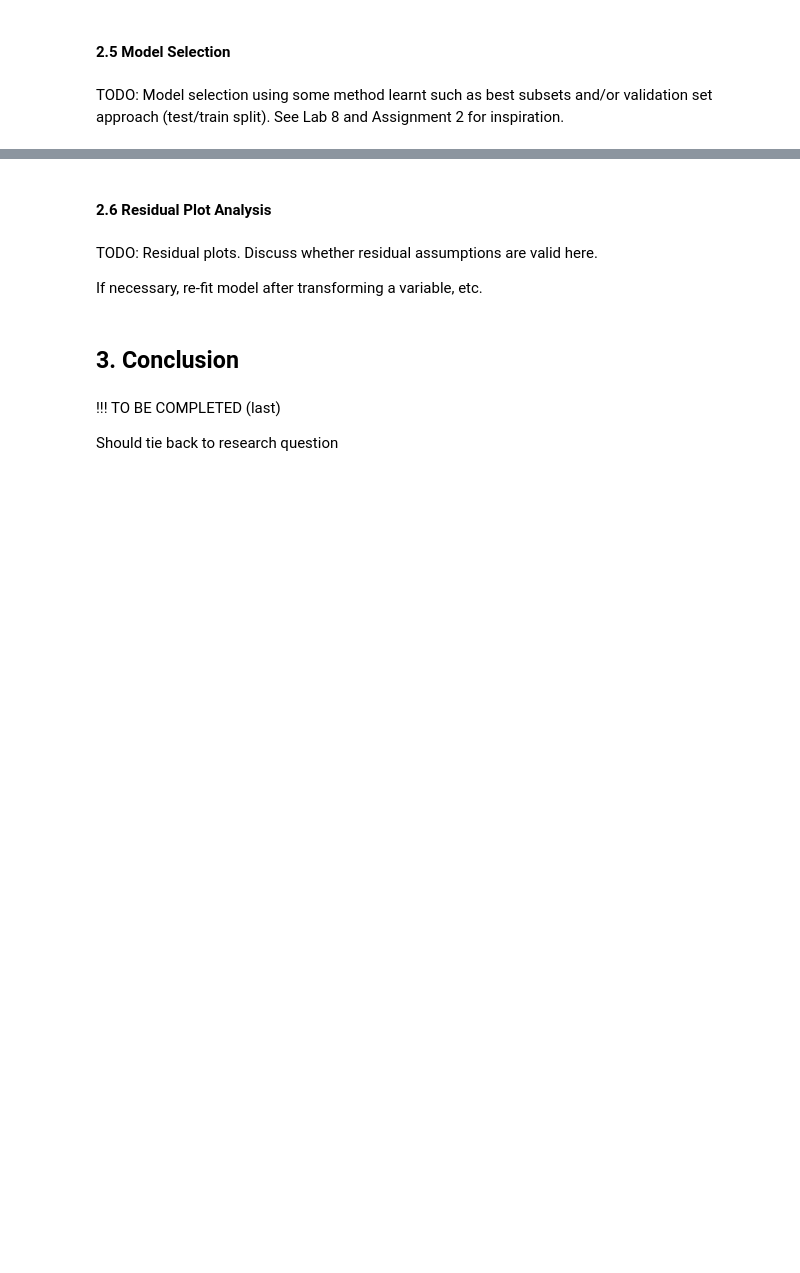
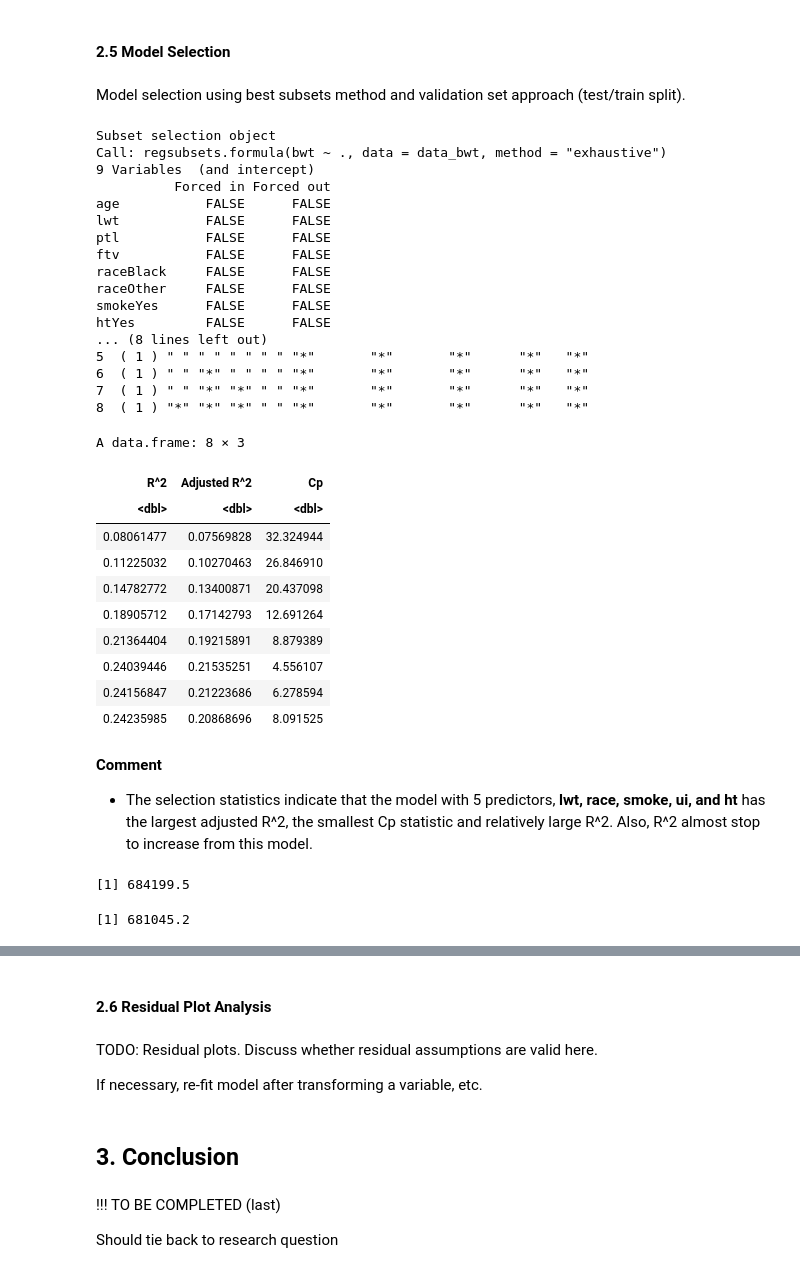
Before and after one commit to jerdavies/birthweight-modelling, a Jupyter notebook: Report-Birthweight.ipynb, the cells around one changed output, grey strips where cells are left out. Drawn from its saved outputs; the diff is of its cells as text; code cells hidden in the pictures; blank space fills up the shorter version.

```diff
--- a/Report-Birthweight.ipynb
+++ b/Report-Birthweight.ipynb
@@ -153,4 +206,71 @@ TODO: Add comments on the box plot chart.
 # %% [markdown]
 #### 2.5 Model Selection
 # %% [markdown]
-TODO: Model selection using some method learnt such as best subsets and/or validation set approach (test/train split).  See Lab 8 and Assignment 2 for inspiration.
+Model selection using best subsets method and validation set approach (test/train split).
+# %%
+#Compute the best subset selection.
+#PURPOSE: Use best subset selection to find the best model with different number of variables.
+model_selection<- regsubsets(bwt~., data=data_bwt, method="exhaustive")
+summary_selection <- summary(model_selection)
+summary_selection
+#Compute values of each selection statistic for the best models with different number of variables.
+#PURPOSE: Select the best model over all possible models based on R^2, Adjusted R^2, and Cp criteria.
+selection_statistic<-data.frame(summary_selection$rsq,summary_selection$adjr2,summary_selection$cp)
+
+names(selection_statistic)[names(selection_statistic) == "summary_selection.adjr2"] <- "Adjusted R^2"
+names(selection_statistic)[names(selection_statistic) == "summary_selection.cp"] <- "Cp"
+names(selection_statistic)[names(selection_statistic) == "summary_selection.rsq"] <- "R^2"
+selection_statistic
+# %% [output]
+Subset selection object
+Call: regsubsets.formula(bwt ~ ., data = data_bwt, method = "exhaustive")
+9 Variables  (and intercept)
+          Forced in Forced out
+age           FALSE      FALSE
+lwt           FALSE      FALSE
+ptl           FALSE      FALSE
+ftv           FALSE      FALSE
+raceBlack     FALSE      FALSE
+raceOther     FALSE      FALSE
+smokeYes      FALSE      FALSE
+htYes         FALSE      FALSE
+... (8 lines left out)
+5  ( 1 ) " " " " " " " " "*"       "*"       "*"      "*"   "*"
+6  ( 1 ) " " "*" " " " " "*"       "*"       "*"      "*"   "*"
+7  ( 1 ) " " "*" "*" " " "*"       "*"       "*"      "*"   "*"
+8  ( 1 ) "*" "*" "*" " " "*"       "*"       "*"      "*"   "*"
+A data.frame: 8 × 3
+| R^2 | Adjusted R^2 | Cp |
+| <dbl> | <dbl> | <dbl> |
+| 0.08061477 | 0.07569828 | 32.324944 |
+| 0.11225032 | 0.10270463 | 26.846910 |
+| 0.14782772 | 0.13400871 | 20.437098 |
+| 0.18905712 | 0.17142793 | 12.691264 |
+| 0.21364404 | 0.19215891 | 8.879389 |
+| 0.24039446 | 0.21535251 | 4.556107 |
+| 0.24156847 | 0.21223686 | 6.278594 |
+| 0.24235985 | 0.20868696 | 8.091525 |
+# %% [markdown]
+**Comment**
+- The selection statistics indicate that the model with 5 predictors, **lwt, race, smoke, ui, and ht** has the largest adjusted R^2, the smallest Cp statistic and relatively large R^2. Also, R^2 almost stop to increase from this model.
+# %%
+
+#PURPOSE: Use 2-fold cross validation to compare the model with and without the numerical variable, lwt
+#Compute the 2-fold cross validation error of the model contains race, smoke, ui, and ht as predictors
+train <- 1:as.integer(dim(data_bwt)[1]/2)
+reg1 <- lm(bwt~race+smoke+ui+ht, data=data_bwt[train,])
+error1 <- sum((data_bwt$bwt[-train] - predict(reg1, data_bwt[-train,]))^2)
+reg2 <- lm(bwt~race+smoke+ui+ht, data=data_bwt[-train,])
+error2 <- sum((data_bwt$bwt[train] - predict(reg2, data_bwt[train,]))^2)
+error_without_lwt <- (error1 + error2)/dim(data_bwt)[1]
+error_without_lwt
+#Compute the 2-fold cross validation error of the model contains lwt, race, smoke, ui, and ht as predictors
+reg11 <- lm(bwt~lwt+race+smoke+ui+ht, data=data_bwt[train,])
+error11 <- sum((data_bwt$bwt[-train] - predict(reg11, data_bwt[-train,]))^2)
+reg22 <- lm(bwt~lwt+race+smoke+ui+ht, data=data_bwt[-train,])
+error22 <- sum((data_bwt$bwt[train] - predict(reg22, data_bwt[train,]))^2)
+error_with_lwt <- (error11 + error22)/dim(data_bwt)[1]
+error_with_lwt
+# %% [output]
+[1] 684199.5
+[1] 681045.2
```
Also changed, not shown: parts of 6 cells of this notebook.
